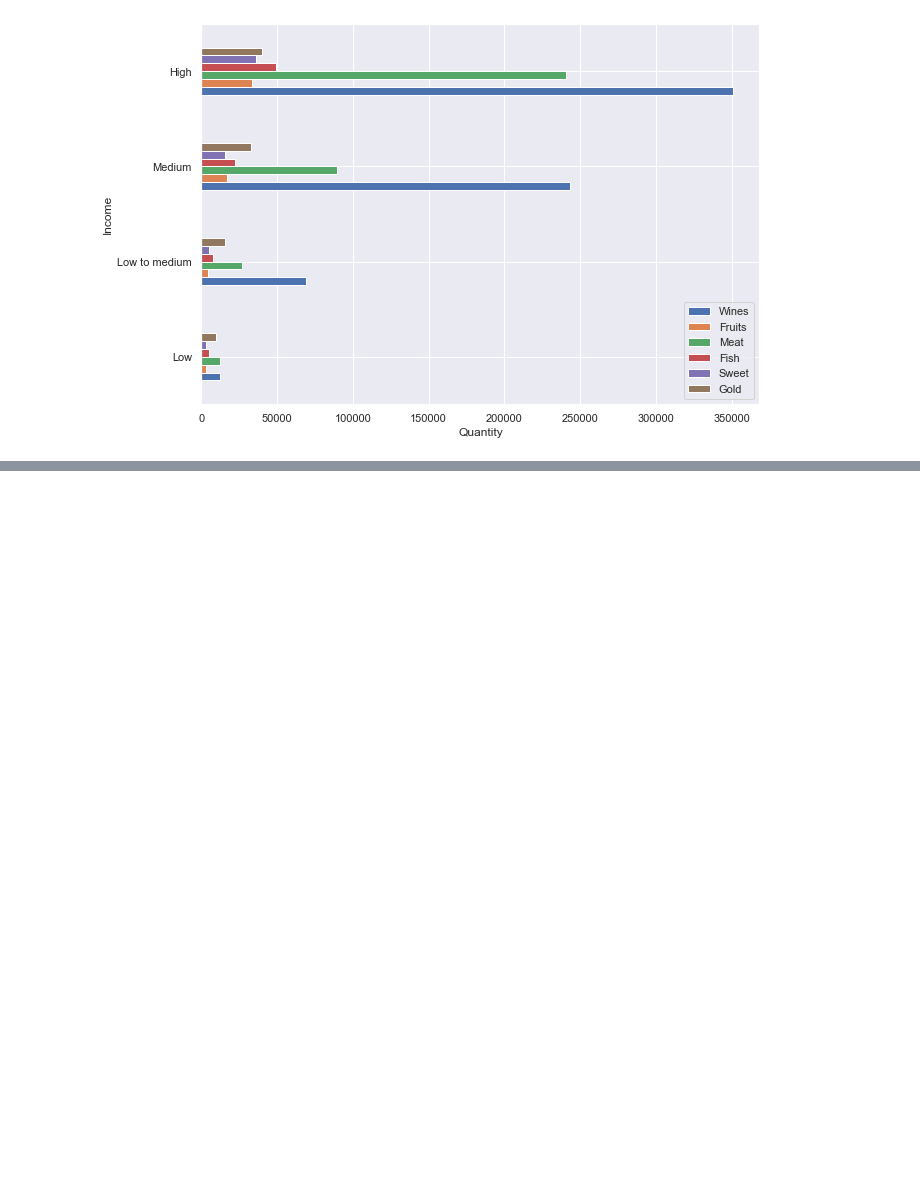
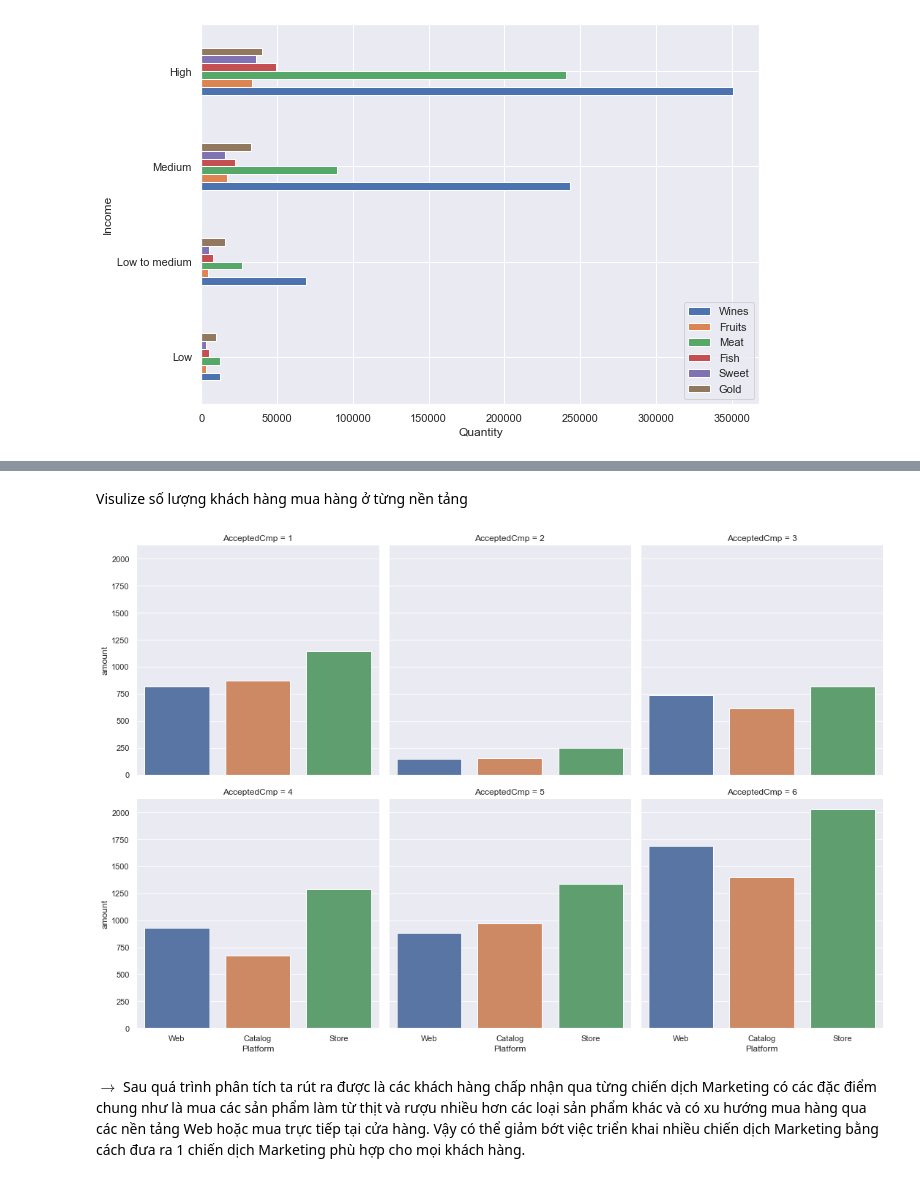
Before and after one commit to ngminhluong/CDS-EndTerm, a Jupyter notebook: Source/Main.ipynb, the cells around one changed output, grey strips where cells are left out. Cells and saved outputs as stored; diff of their text form; code cells hidden in the pictures; blank space fills up the shorter version.

```diff
--- a/Source/Main.ipynb
+++ b/Source/Main.ipynb
@@ -901,0 +1020,10 @@ plt.xlabel("Quantity");
+# %% [markdown]
+Visulize số lượng khách hàng mua hàng ở từng nền tảng
+# %%
+final_df = pd.melt(accepted_df[['Web', 'Catalog', 'Store', 'AcceptedCmp']], id_vars='AcceptedCmp', var_name='Platform', value_name='amount')
+sns.catplot(x="Platform", y="amount", col="AcceptedCmp", data=final_df, kind="bar", col_wrap=3);
+sns.set_theme(style="darkgrid")
+# %% [output]
+[figure, added]
+# %% [markdown]
+$\to$ Sau quá trình phân tích ta rút ra được là các khách hàng chấp nhận qua từng chiến dịch Marketing có các đặc điểm chung như là mua các sản phẩm làm từ thịt và rượu nhiều hơn các loại sản phẩm khác và có xu hướng mua hàng qua các nền tảng Web hoặc mua trực tiếp tại cửa hàng. Vậy có thể giảm bớt việc triển khai nhiều chiến dịch Marketing bằng cách đưa ra 1 chiến dịch Marketing phù hợp cho mọi khách hàng.
```
Also changed, not shown: parts of 20 cells of this notebook.
